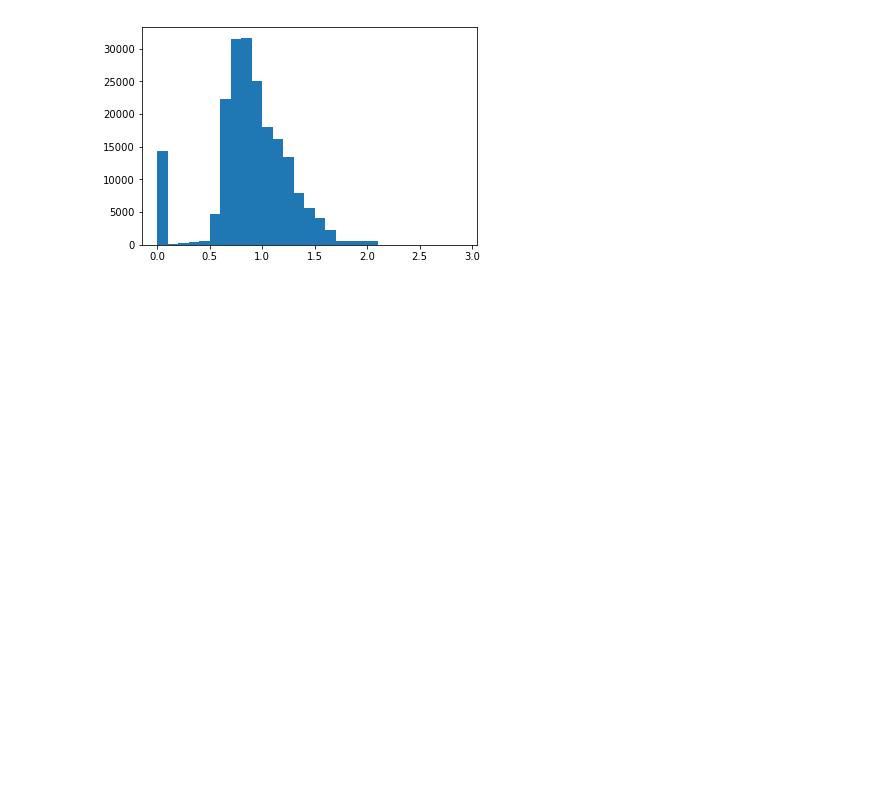
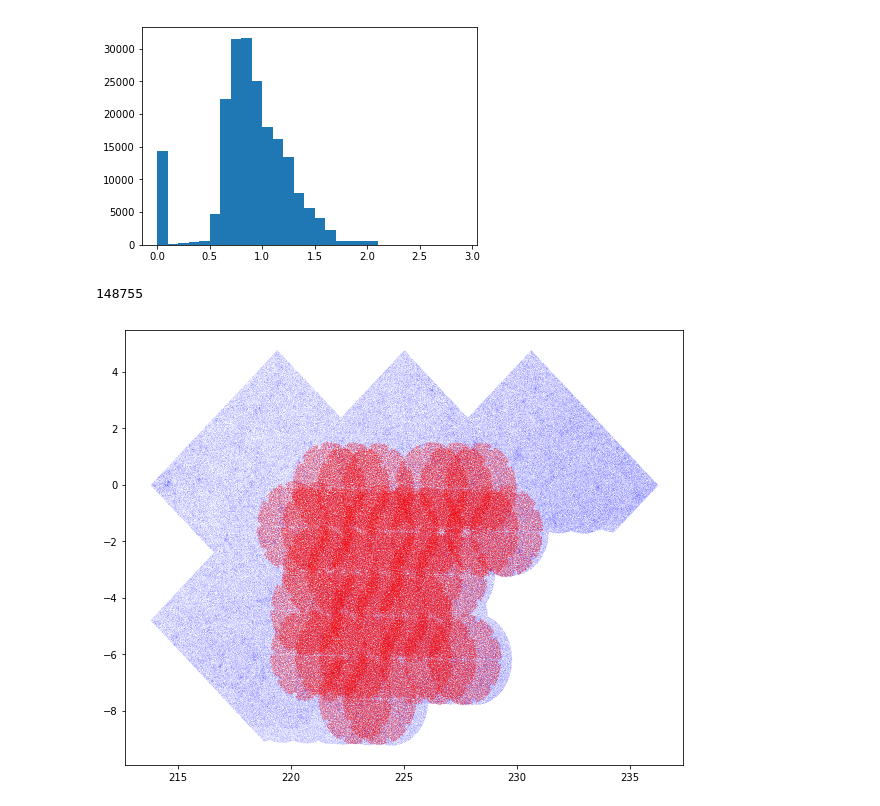
Before and after one commit to desihub/quicksurvey_example, a Jupyter notebook: readme.ipynb, the cells around one changed output. Cells and saved outputs as stored; diff of their text form; code cells hidden in the pictures; blank space fills up the shorter version.

```diff
--- a/readme.ipynb
+++ b/readme.ipynb
@@ -322,3 +303,15 @@ print(np.count_nonzero(zcat_in_mtl))
 a = plt.hist(zcat['Z'], bins=np.arange(0.0,3.0,0.1))
 # %% [output]
 [figure]
+# %%
+zcatfilename = os.path.join(alldirs['zcatbrightdir'],'6/zcat.fits')
+zcat     = fitsio.read(zcatfilename)
+mtl     = fitsio.read(os.path.join(alldirs['brighttargetdir'],'mtl.fits'))
+zcat_in_mtl = np.in1d(mtl['TARGETID'], zcat['TARGETID'])
+plt.figure(figsize=(10,8))
+plt.scatter(mtl['RA'], mtl['DEC'], c='b', alpha=0.1, s=0.01)
+plt.scatter(mtl[zcat_in_mtl]['RA'], mtl[zcat_in_mtl]['DEC'], c='r', alpha=0.4, s=0.05)
+print(np.count_nonzero(zcat_in_mtl))
+# %% [output]
+148755
+[figure, added]
```
Also changed, not shown: parts of 3 cells of this notebook.
